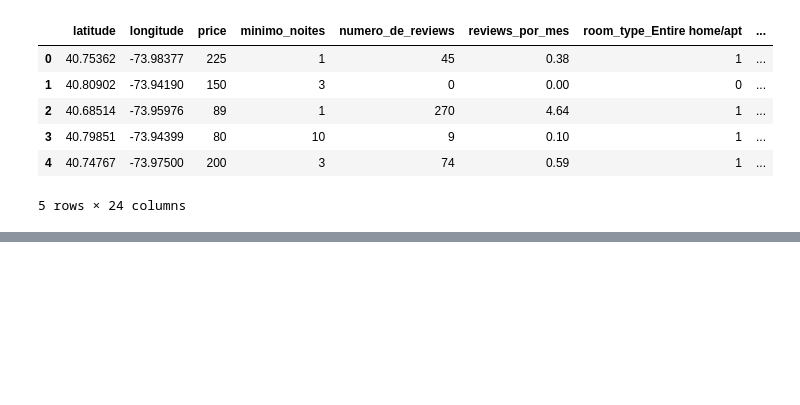
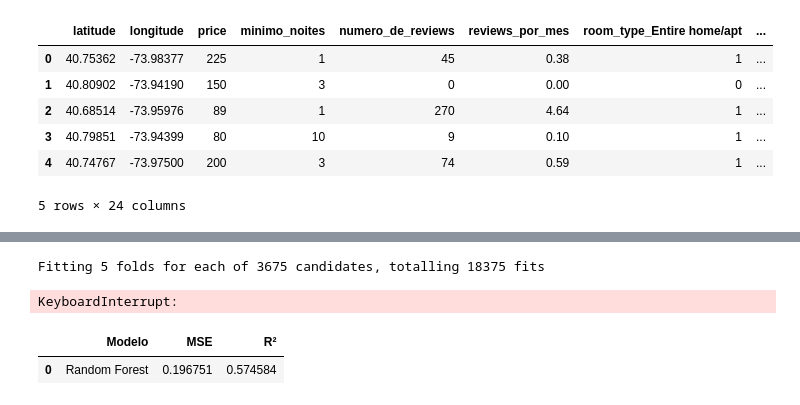
Before and after one commit to DaniloDC07/-Lighthouse-Desafio-Ci-ncia-de-Dados-2025, a Jupyter notebook: Desafio LIGHTHOUSE.ipynb, the cells around one changed output, grey strips where cells are left out. Cells and saved outputs as stored; diff of their text form; code cells hidden in the pictures; blank space fills up the shorter version.

Commit message:
training Random Forest

```diff
--- a/Desafio LIGHTHOUSE.ipynb
+++ b/Desafio LIGHTHOUSE.ipynb
@@ -724,0 +747,75 @@ df_f.head(5)
+# %%
+from sklearn.model_selection import train_test_split
+
+X_ = df_lat_lon.drop(columns=['price'])
+y_ = df_lat_lon['price']
+X_train, X_test, y_train, y_test = train_test_split(X, y, test_size=0.2, random_state=42)
+# %%
+from sklearn.ensemble import RandomForestRegressor
+
+rf_model = RandomForestRegressor(n_estimators=100, random_state=42)
+rf_model.fit(X_train, y_train)
+y_pred_rf = rf_model.predict(X_test)
+
+# Avaliação do modelo
+from sklearn.metrics import mean_squared_error, r2_score
+
+# Calculando o erro médio quadrático
+mse_rf = mean_squared_error(y_test, y_pred_rf)
+# Calculando o R² (coeficiente de determinação)
+r2_rf = r2_score(y_test, y_pred_rf)
+# %%
+from sklearn.model_selection import GridSearchCV
+import time
+
+s = time.time()
+
+# Definir os parâmetros a serem testados
+param_grid = {
+    'n_estimators': [25, 50, 75, 100, 150, 200, 300],
+    'max_depth': [5, 10, 15, 20, 30, 40, None],
+    'min_samples_split': [2, 4, 8, 16, 32],
+    'min_samples_leaf': [1, 2, 4, 8, 16],
+    'max_features': ['auto', 'sqrt', 'log2']
+}
+
+# Configurar o modelo de RandomForestRegressor
+rf = RandomForestRegressor(random_state=42)
+
+# Usar GridSearchCV para testar os parâmetros
+grid_search = GridSearchCV(estimator=rf, param_grid=param_grid, cv=5, n_jobs=-1, verbose=2)
+grid_search.fit(X, y)
+
+# Exibir os melhores parâmetros
+print("Melhores parâmetros encontrados:", grid_search.best_params_)
+
+# Usar o modelo treinado com os melhores parâmetros
+best_rf = grid_search.best_estimator_
+best_rf.fit(X_train, y_train)
+y_pred_rf = best_rf.predict(X_test)
+
+# Avaliação do modelo
+from sklearn.metrics import mean_squared_error, r2_score
+
+# Calculando o erro médio quadrático
+mse_rf_best = mean_squared_error(y_test, y_pred_rf)
+# Calculando o R² (coeficiente de determinação)
+r2_rf_best = r2_score(y_test, y_pred_rf)
+
+f = time.time()
+time_best = f - s
+# %% [output]
+Fitting 5 folds for each of 3675 candidates, totalling 18375 fits
+KeyboardInterrupt:
+# %%
+d = pd.DataFrame({
+    'Modelo': ['Random Forest', 'RF_best'],
+    'MSE': [mse_rf, mse_rf_best],
+    'R²': [r2_rf_best],
+    'Tempo de Treinamento': [time_rf, time_best]
+})
+
+d
+# %% [output]
+|  | Modelo | MSE | R² |
+| 0 | Random Forest | 0.196751 | 0.574584 |
```
Also changed, not shown: parts of 8 cells of this notebook.
